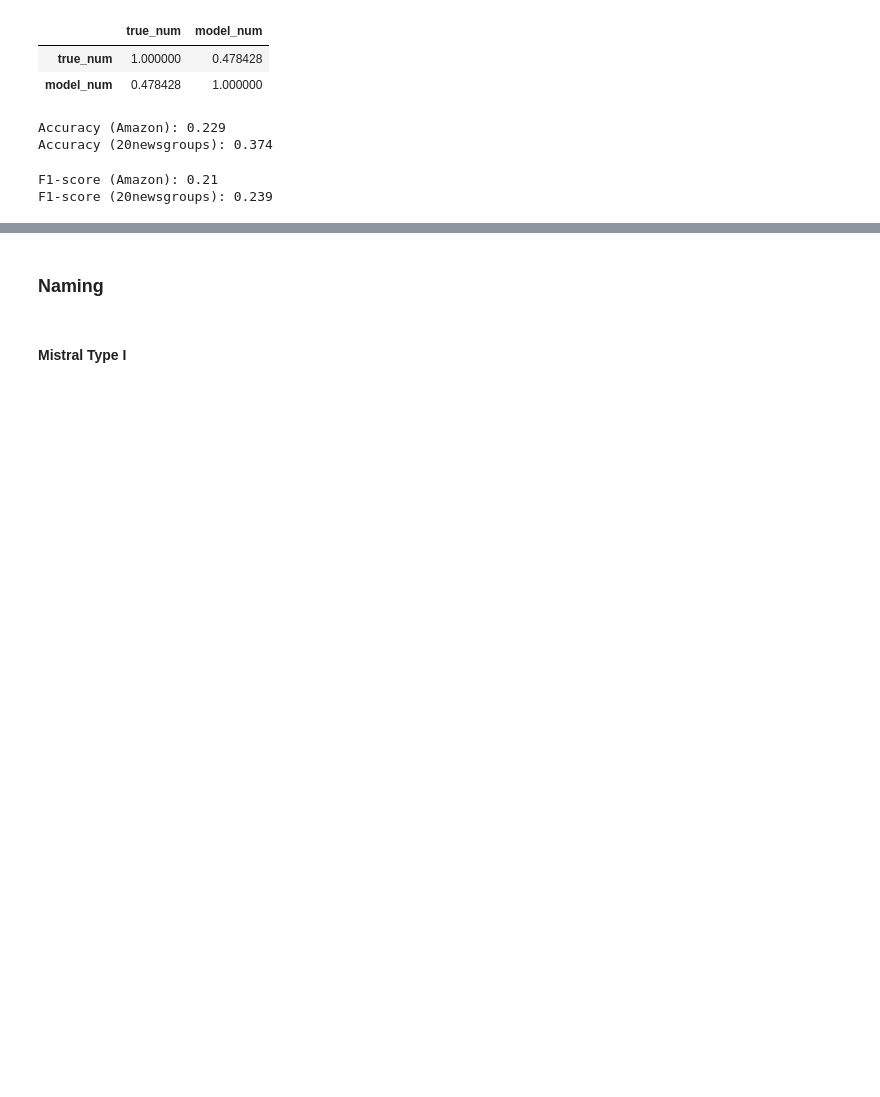
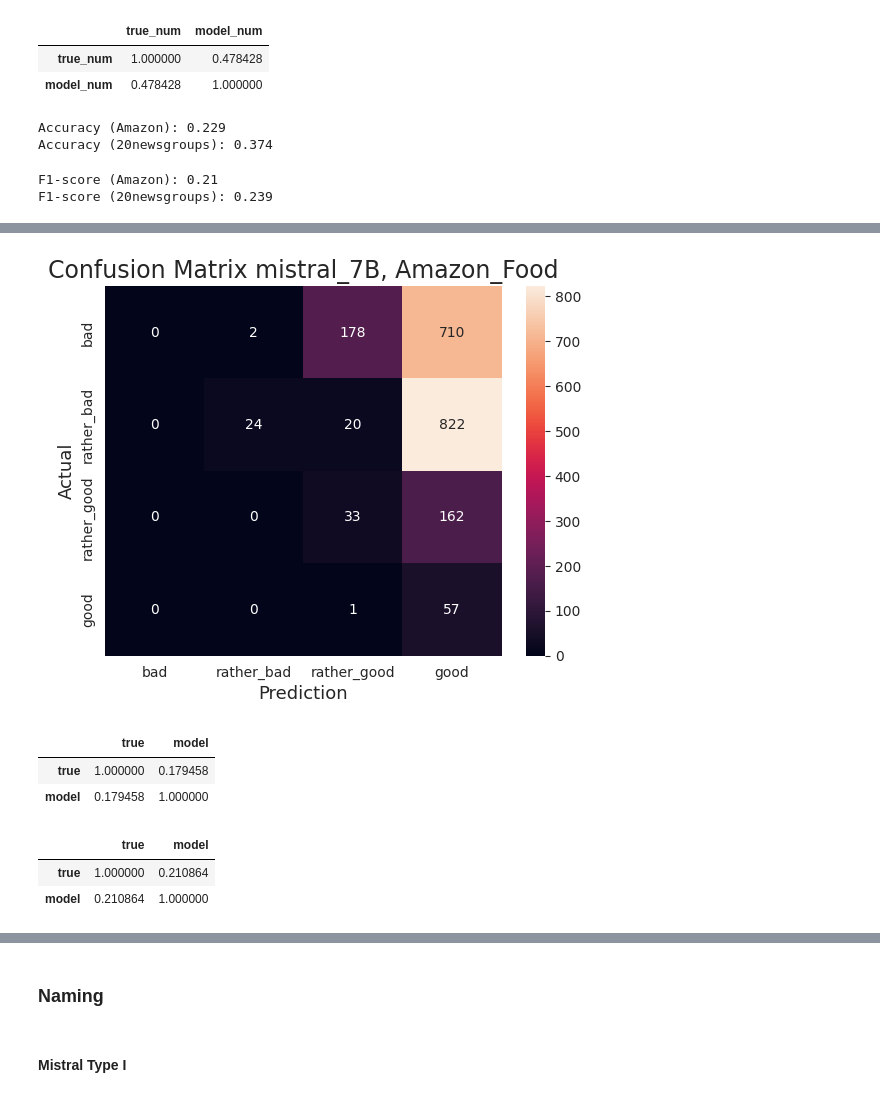
Before and after one commit to alex-mat-s/LLM_QE_TM, a Jupyter notebook: notebooks/results_analysis.ipynb, the cells around one changed output, grey strips where cells are left out. Saved outputs shown, nothing was run; the diff lists cells and outputs as text; code cells hidden in the pictures; blank space fills up the shorter version.

```diff
--- a/notebooks/results_analysis.ipynb
+++ b/notebooks/results_analysis.ipynb
@@ -1087,0 +1217,23 @@ F1-score (20newsgroups): 0.239
+# %%
+conf_matrix(
+    np.array(data_prompt_mistral_2_newsgroups["true"]),
+    np.array(data_prompt_mistral_2_newsgroups["model"]),
+    model_name="mistral_7B, Amazon_Food",
+    num_classes=4
+)
+# %% [output]
+[figure, added]
+# %%
+# non-linear dependencies amazon
+data_prompt_mistral_2_amazon[["true", "model"]].phik_matrix()
+# %% [output]
+|  | true | model |
+| true | 1.000000 | 0.179458 |
+| model | 0.179458 | 1.000000 |
+# %%
+# non-linear dependencies amazon
+data_prompt_mistral_2_newsgroups[["true", "model"]].phik_matrix()
+# %% [output]
+|  | true | model |
+| true | 1.000000 | 0.210864 |
+| model | 0.210864 | 1.000000 |
```
Also changed, not shown: parts of 14 cells of this notebook, 2 other files.
